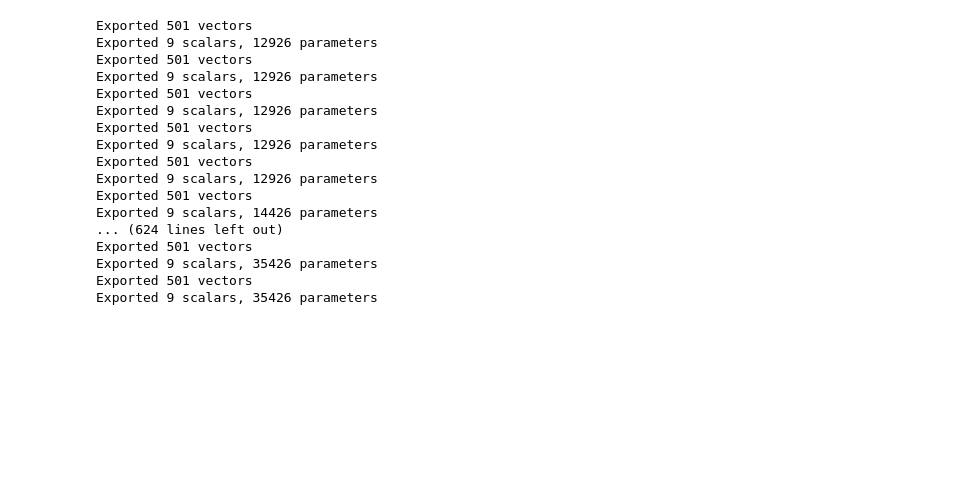
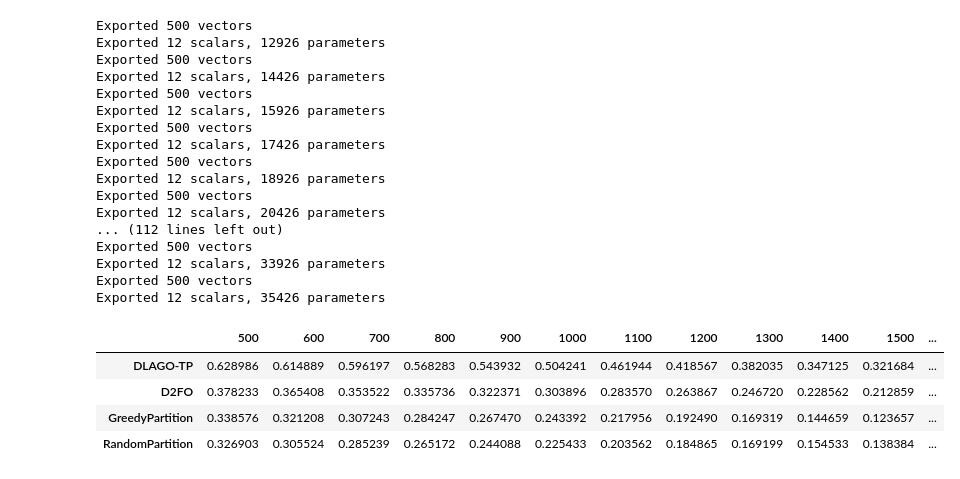
Before and after one commit to TimHung000/thesis, a Jupyter notebook: res.ipynb, the cells around one changed output. Drawn from its saved outputs; the diff is of its cells as text; code cells hidden in the pictures; blank space fills up the shorter version.

```diff
--- a/res.ipynb
+++ b/res.ipynb
@@ -10,36 +10,36 @@ home_directory = os.path.expanduser("~")
 omnetpp_directory = os.path.join(home_directory, "omnetpp-6.0.2")
 vec_directory = os.path.join(omnetpp_directory, "samples", "thesis", "results")
 # %%
-# dispatchingAlgos = ["DLAGO-TP", "D2FO", "GreedyPartition", "RandomPartition", "RandomWalk", "Random", "Local"]
-# schedulingAlgos = ["EDF", "EDF", "EDF", "EDF", "EDF", "EDF", "FIFO"]
 dispatchingAlgos = ["DLAGO-TP", "D2FO","GreedyPartition", "RandomPartition"]
-schedulingAlgos = ["EDF", "EDF", "EDF", "EDF"]
+schedulingAlgos = ["EDF", "FIFO", "FIFO", "FIFO"]
 
 
 numUsers = [user for user in range(500, 2001, 100)]
 repetition = 1
-for idx, dispatchingAlgo in enumerate(dispatchingAlgos):
+for idx in range(len(dispatchingAlgos)):
+    dispatchingAlgo = dispatchingAlgos[idx]
+    schedulingAlgo = schedulingAlgos[idx]
     for numUser in numUsers:
         for i in range(repetition):
-            command_vec = f"{omnetpp_directory}/bin/opp_scavetool export -F CSV-R -o {vec_directory}/General-numUsers={numUser},dispatchingAlgo={dispatchingAlgo},schedulingAlgo={schedulingAlgos[idx]}-#{i}-vec.csv {vec_directory}/General-numUsers={numUser},dispatchingAlgo={dispatchingAlgo},schedulingAlgo={schedulingAlgos[idx]}-#{i}.vec"
-            command_sca = f"{omnetpp_directory}/bin/opp_scavetool export -F CSV-R -o {vec_directory}/General-numUsers={numUser},dispatchingAlgo={dispatchingAlgo},schedulingAlgo={schedulingAlgos[idx]}-#{i}-sca.csv {vec_directory}/General-numUsers={numUser},dispatchingAlgo={dispatchingAlgo},schedulingAlgo={schedulingAlgos[idx]}-#{i}.sca"
+            command_vec = f"{omnetpp_directory}/bin/opp_scavetool export -F CSV-R -o {vec_directory}/General-numUsers={numUser},dispatchingAlgo={dispatchingAlgo},schedulingAlgo={schedulingAlgo}-#{i}-vec.csv {vec_directory}/General-numUsers={numUser},dispatchingAlgo={dispatchingAlgo},schedulingAlgo={schedulingAlgo}-#{i}.vec"
+            command_sca = f"{omnetpp_directory}/bin/opp_scavetool export -F CSV-R -o {vec_directory}/General-numUsers={numUser},dispatchingAlgo={dispatchingAlgo},schedulingAlgo={schedulingAlgo}-#{i}-sca.csv {vec_directory}/General-numUsers={numUser},dispatchingAlgo={dispatchingAlgo},schedulingAlgo={schedulingAlgo}-#{i}.sca"
             os.system(command_vec)
             os.system(command_sca)
 # %% [output]
-Exported 501 vectors
-Exported 9 scalars, 12926 parameters
-Exported 501 vectors
-Exported 9 scalars, 12926 parameters
-Exported 501 vectors
-Exported 9 scalars, 12926 parameters
-Exported 501 vectors
-Exported 9 scalars, 12926 parameters
-Exported 501 vectors
-Exported 9 scalars, 12926 parameters
-Exported 501 vectors
-Exported 9 scalars, 14426 parameters
-... (624 lines left out)
-Exported 501 vectors
-Exported 9 scalars, 35426 parameters
-Exported 501 vectors
-Exported 9 scalars, 35426 parameters
+Exported 500 vectors
+Exported 12 scalars, 12926 parameters
+Exported 500 vectors
+Exported 12 scalars, 14426 parameters
+Exported 500 vectors
+Exported 12 scalars, 15926 parameters
+Exported 500 vectors
+Exported 12 scalars, 17426 parameters
+Exported 500 vectors
+Exported 12 scalars, 18926 parameters
+Exported 500 vectors
+Exported 12 scalars, 20426 parameters
+... (112 lines left out)
+Exported 500 vectors
+Exported 12 scalars, 33926 parameters
+Exported 500 vectors
+Exported 12 scalars, 35426 parameters
@@ -134,0 +46,15 @@ reward_df.to_csv(f"{vec_directory}/reward.csv")
+# %%
+def getMatrixDf(dispatchingAlgo, schedulingAlgo, userCountVec, repetition, matrix):
+
+    resultVecByUser = []
+
+    for userCount in userCountVec:
+        accuValue = 0
+        for i in range(repetition):
+            sca_out = pd.read_csv(f"{vec_directory}/General-numUsers={userCount},dispatchingAlgo={dispatchingAlgo},schedulingAlgo={schedulingAlgo}-#{i}-sca.csv")
+            sca_scalar_row = sca_out[(sca_out['type'] == 'scalar')]
+            accuValue = float(sca_scalar_row[sca_scalar_row['name'] == matrix].iloc[0]['value'])
+        avgValue = accuValue / repetition
+        resultVecByUser.append(avgValue)
+
+    return resultVecByUser
@@ -135,3 +110,11 @@ reward_df.to_csv(f"{vec_directory}/reward.csv")
+# %%
+display(myMatrix_df)
+# %% [output]
+|  | 500 | 600 | 700 | 800 | 900 | 1000 | 1100 | 1200 | 1300 | 1400 | 1500 | ... |
+| DLAGO-TP | 0.628986 | 0.614889 | 0.596197 | 0.568283 | 0.543932 | 0.504241 | 0.461944 | 0.418567 | 0.382035 | 0.347125 | 0.321684 | ... |
+| D2FO | 0.378233 | 0.365408 | 0.353522 | 0.335736 | 0.322371 | 0.303896 | 0.283570 | 0.263867 | 0.246720 | 0.228562 | 0.212859 | ... |
+| GreedyPartition | 0.338576 | 0.321208 | 0.307243 | 0.284247 | 0.267470 | 0.243392 | 0.217956 | 0.192490 | 0.169319 | 0.144659 | 0.123657 | ... |
+| RandomPartition | 0.326903 | 0.305524 | 0.285239 | 0.265172 | 0.244088 | 0.225433 | 0.203562 | 0.184865 | 0.169199 | 0.154533 | 0.138384 | ... |
 # %%
 import pandas as pd
 import matplotlib.pyplot as plt
```
Also changed, not shown: parts of 8 cells of this notebook, 14 other files.
